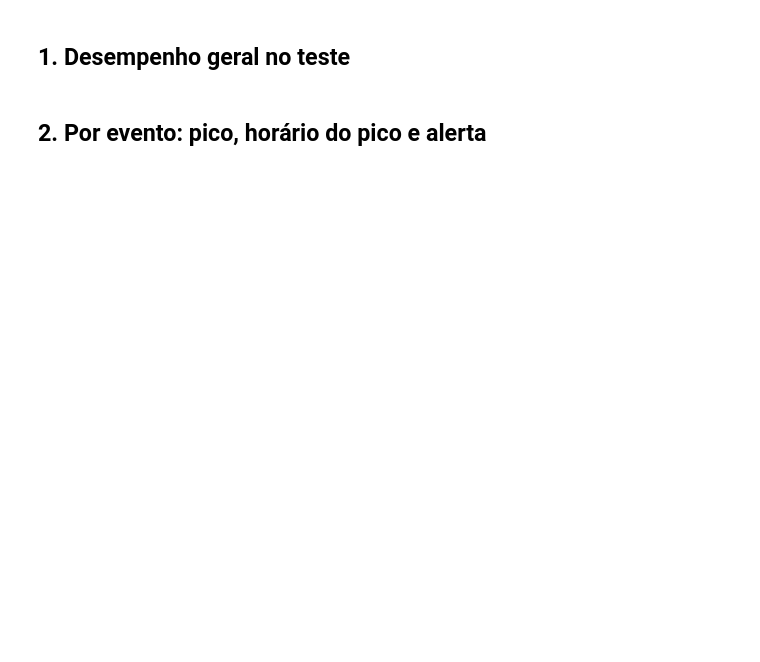
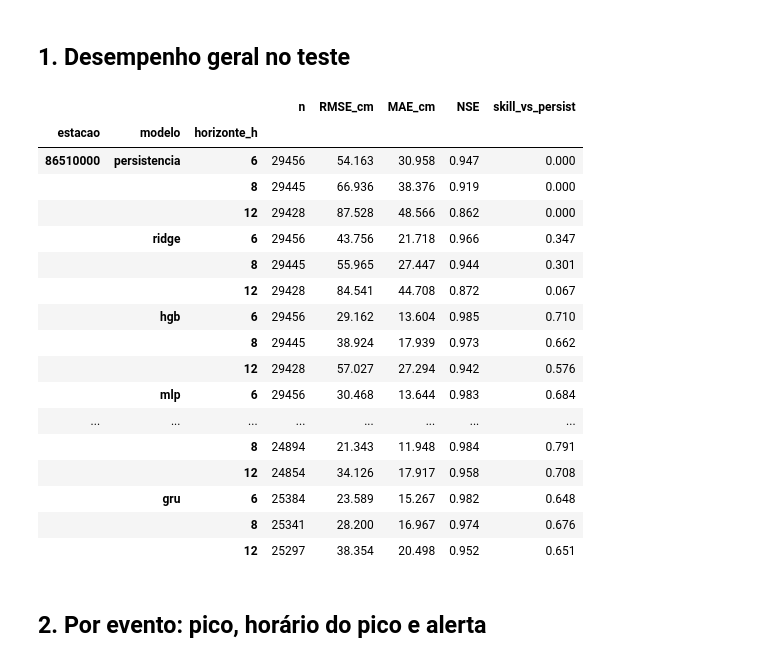
Before and after one commit to isabeckmann/ftl-capstone, a Jupyter notebook: notebooks/05_avaliacao_eventos.ipynb, the cells around one changed output. Saved outputs shown, nothing was run; the diff lists cells and outputs as text; code cells hidden in the pictures; blank space fills up the shorter version.

```diff
--- a/notebooks/05_avaliacao_eventos.ipynb
+++ b/notebooks/05_avaliacao_eventos.ipynb
@@ -35,18 +40,37 @@ def carregar(alvo):
 # %%
 linhas = []
 for alvo in config.TARGETS:
     preds = carregar(alvo)
     for m, df in preds.items():
         t = df[df["conjunto"] == "teste"]
         if t.empty:
             continue
-        H = sorted(int(c.split("_")[1][:-1]) for c in t.columns if c.startswith("pred_"))
+        H = [h for h in config.HORIZONS if f"pred_{h}h" in t]
         obs = np.column_stack([t[f"obs_{h}h"] for h in H]); prd = np.column_stack([t[f"pred_{h}h"] for h in H])
         tab = metrics.summary_table(obs, prd, t["cota_t"].to_numpy(), H).reset_index()
         tab.insert(0, "modelo", m); tab.insert(0, "estacao", alvo); linhas.append(tab)
 geral = pd.concat(linhas).set_index(["estacao", "modelo", "horizonte_h"])
 display(geral)
 geral.to_csv(config.OUTPUTS / f"resultados_teste_{pipeline.current_tag()}.csv")
+# %% [output]
+|  |  |  | n | RMSE_cm | MAE_cm | NSE | skill_vs_persist |
+| estacao | modelo | horizonte_h |  |  |  |  |  |
+| 86510000 | persistencia | 6 | 29456 | 54.163 | 30.958 | 0.947 | 0.000 |
+|  |  | 8 | 29445 | 66.936 | 38.376 | 0.919 | 0.000 |
+|  |  | 12 | 29428 | 87.528 | 48.566 | 0.862 | 0.000 |
+|  | ridge | 6 | 29456 | 43.756 | 21.718 | 0.966 | 0.347 |
+|  |  | 8 | 29445 | 55.965 | 27.447 | 0.944 | 0.301 |
+|  |  | 12 | 29428 | 84.541 | 44.708 | 0.872 | 0.067 |
+|  | hgb | 6 | 29456 | 29.162 | 13.604 | 0.985 | 0.710 |
+|  |  | 8 | 29445 | 38.924 | 17.939 | 0.973 | 0.662 |
+|  |  | 12 | 29428 | 57.027 | 27.294 | 0.942 | 0.576 |
+|  | mlp | 6 | 29456 | 30.468 | 13.644 | 0.983 | 0.684 |
+| ... | ... | ... | ... | ... | ... | ... | ... |
+|  |  | 8 | 24894 | 21.343 | 11.948 | 0.984 | 0.791 |
+|  |  | 12 | 24854 | 34.126 | 17.917 | 0.958 | 0.708 |
+|  | gru | 6 | 25384 | 23.589 | 15.267 | 0.982 | 0.648 |
+|  |  | 8 | 25341 | 28.200 | 16.967 | 0.974 | 0.676 |
+|  |  | 12 | 25297 | 38.354 | 20.498 | 0.952 | 0.651 |
 # %% [markdown]
 ## 2. Por evento: pico, horário do pico e alerta
 # %%
```
Also changed, not shown: parts of 7 cells of this notebook, 3 other files.
